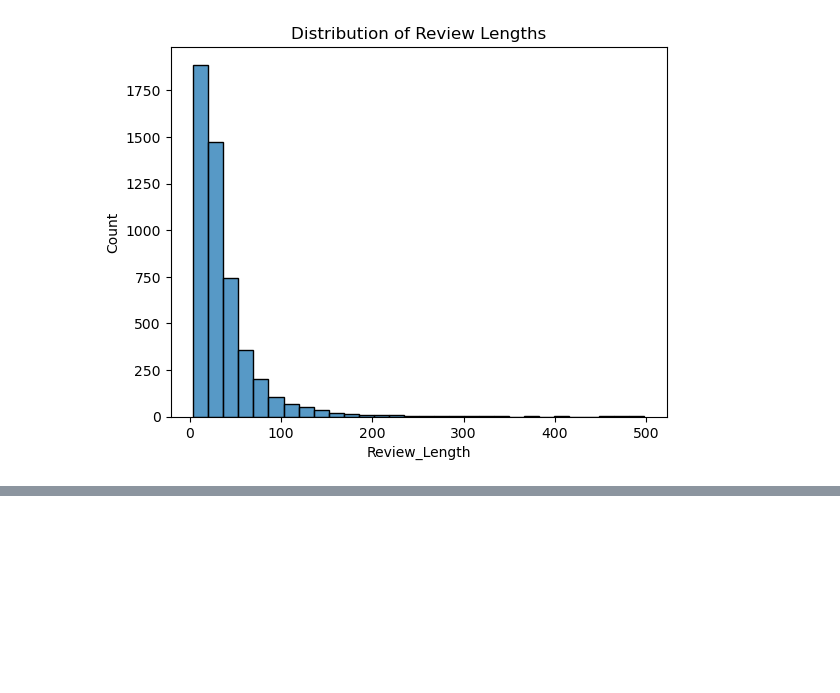
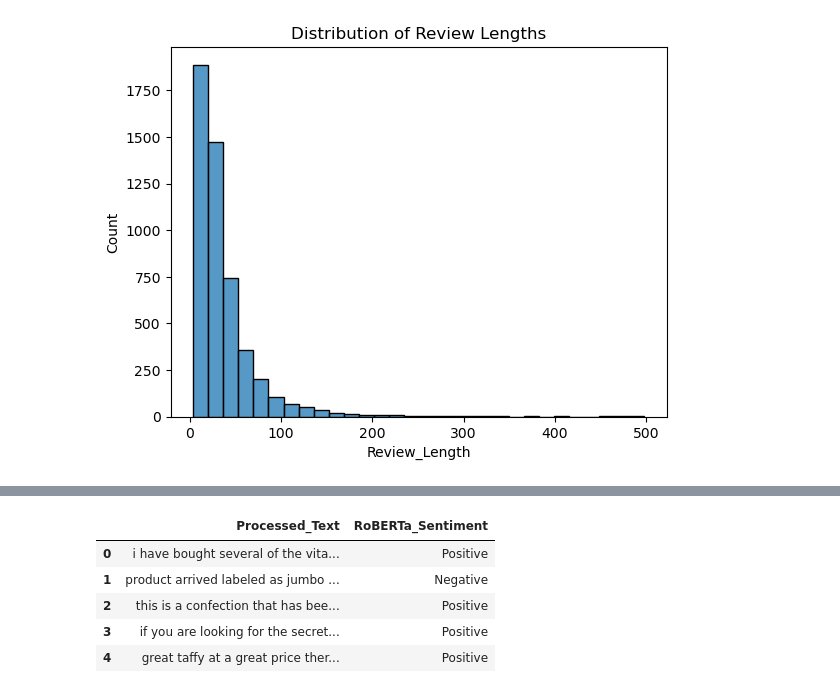
Before and after one commit to Vivek96254/Sentimental_Analysis_Updated, a Jupyter notebook: Sentimental Analysis on Amazon Reviews.ipynb, the cells around one changed output, grey strips where cells are left out. Cells and saved outputs as stored; diff of their text form; code cells hidden in the pictures; blank space fills up the shorter version.

```diff
--- a/Sentimental Analysis on Amazon Reviews.ipynb
+++ b/Sentimental Analysis on Amazon Reviews.ipynb
@@ -289,0 +281,17 @@ plt.show()
+# %%
+# RoBERTa Sentiment Analysis using Hugging Face
+roberta_pipeline = pipeline("sentiment-analysis", model="cardiffnlp/twitter-roberta-base-sentiment")
+
+def roberta_sentiment(text):
+    result = roberta_pipeline(text[:512])  # Limit input size for compatibility
+    return result[0]['label']
+
+df['RoBERTa_Sentiment'] = df['Processed_Text'].apply(roberta_sentiment)
+df[['Processed_Text', 'RoBERTa_Sentiment']].head()
+# %% [output]
+|  | Processed_Text | RoBERTa_Sentiment |
+| 0 | i have bought several of the vita... | Positive |
+| 1 | product arrived labeled as jumbo ... | Negative |
+| 2 | this is a confection that has bee... | Positive |
+| 3 | if you are looking for the secret... | Positive |
+| 4 | great taffy at a great price ther... | Positive |
```
Also changed, not shown: parts of 8 cells of this notebook.
